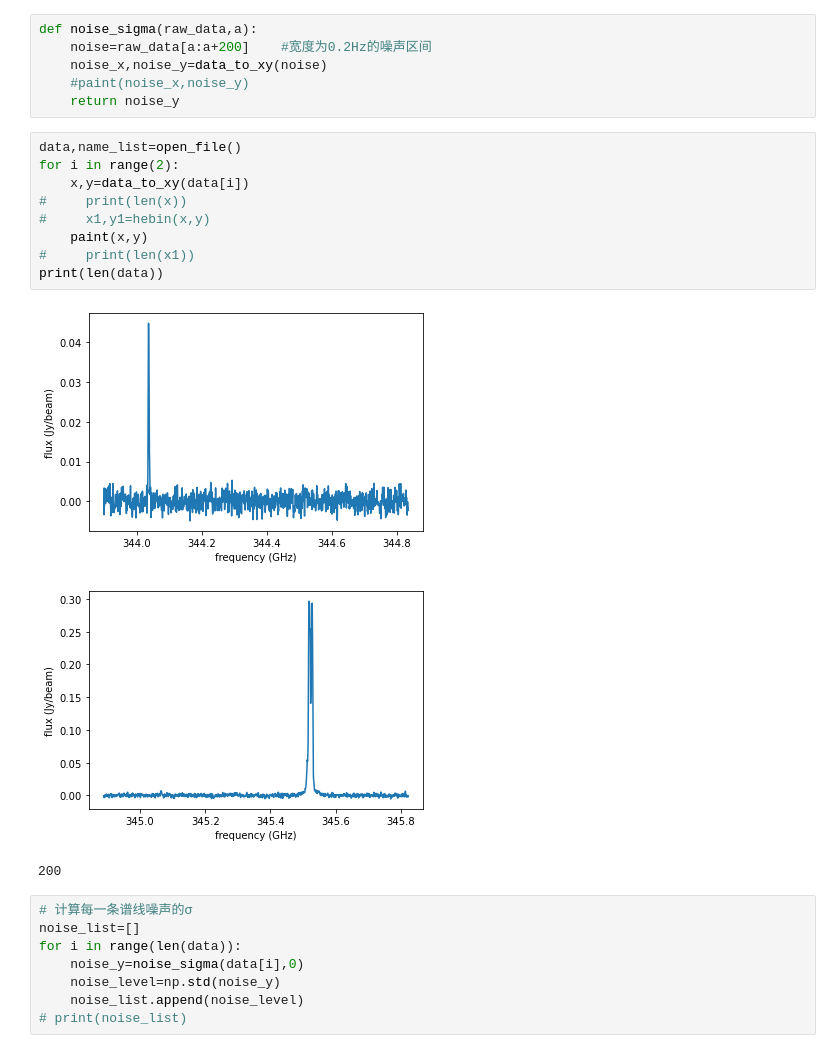
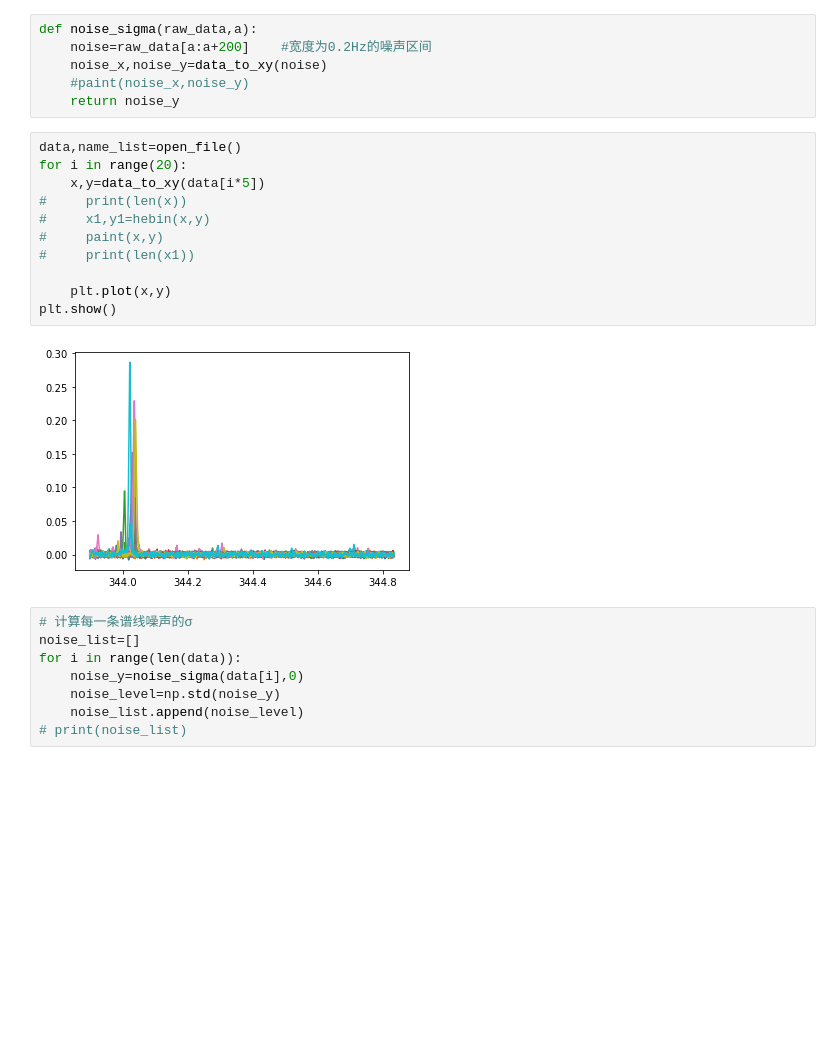
Before and after one commit to Neuvillette-Fontaine/spectrum, a Jupyter notebook: paint_spectrum-all.ipynb, the cells around one changed output. Cells and saved outputs as stored; diff of their text form; blank space fills up the shorter version.

```diff
--- a/paint_spectrum-all.ipynb
+++ b/paint_spectrum-all.ipynb
@@ -104,17 +104,17 @@ def noise_sigma(raw_data,a):
     return noise_y
 # %%
 data,name_list=open_file()
-for i in range(2):
-    x,y=data_to_xy(data[i])
+for i in range(20):
+    x,y=data_to_xy(data[i*5])
 #     print(len(x))
 #     x1,y1=hebin(x,y)
-    paint(x,y)
+#     paint(x,y)
 #     print(len(x1))
-print(len(data))
+
+    plt.plot(x,y)
+plt.show()
 # %% [output]
-[figure, old version]
+[figure, new version]
-[figure, removed]
-200
 # %%
 # 计算每一条谱线噪声的σ
 noise_list=[]
```
Also changed, not shown: parts of 5 cells of this notebook.
